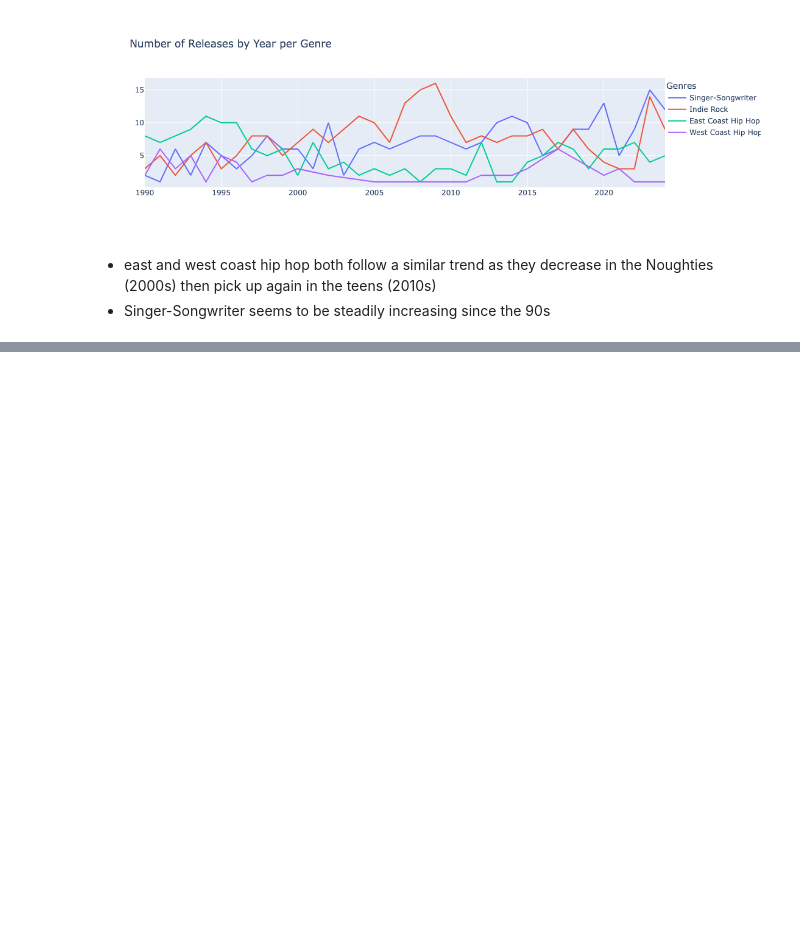
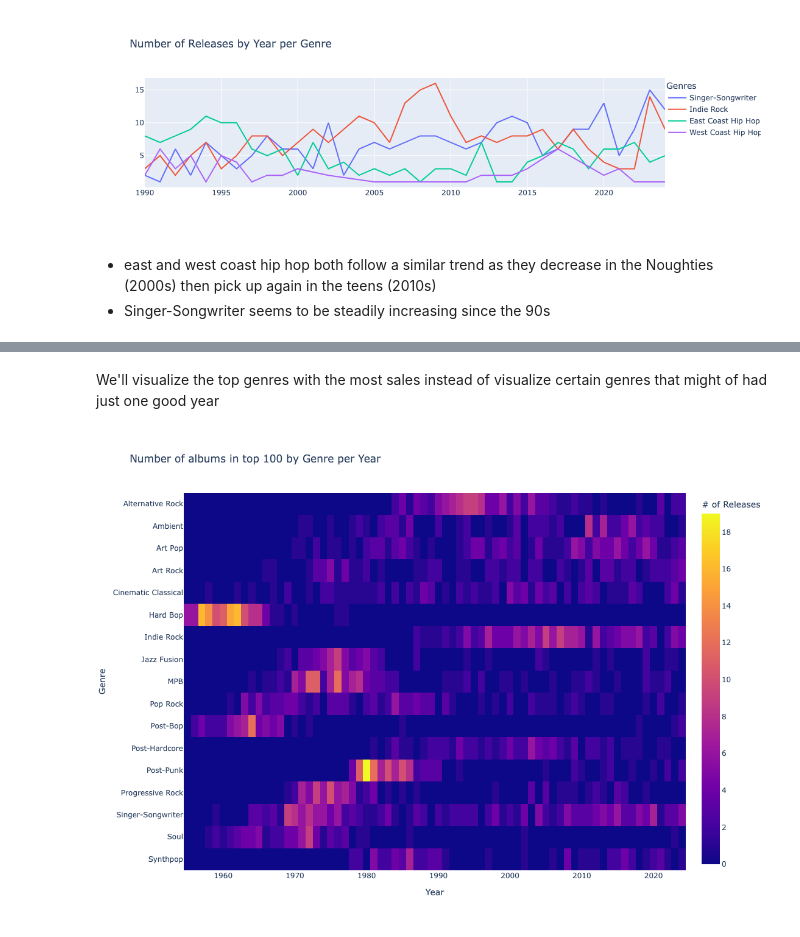
Before and after one commit to rheera/album-of-the-year-analysis, a Jupyter notebook: eda.ipynb, the cells around one changed output, grey strips where cells are left out. Saved outputs shown, nothing was run; the diff lists cells and outputs as text; code cells hidden in the pictures; blank space fills up the shorter version.

```diff
--- a/eda.ipynb
+++ b/eda.ipynb
@@ -265,0 +311,30 @@ compare_genres_releases_by_year("Singer-Songwriter", "Indie Rock", "East Coast H
+# %% [markdown]
+We'll visualize the top genres with the most sales instead of visualize certain genres that might of had just one good year
+# %%
+genres_list = top_genres.head(17).index
+df_top_grp = df[df["primary_genre"].isin(genres_list)]
+df_grp = df_top_grp.groupby(["primary_genre", "list_year"], as_index=False).count()[
+    ["primary_genre", "list_year", "album_name"]
+]
+
+df_pivot = df_grp.pivot(
+    index="primary_genre", columns="list_year", values="album_name"
+)
+# a genre has to have a minimum number of albums make the list in a single year to be shown
+min_albums = 0
+df_pivot = df_pivot.loc[df_pivot[df_pivot > min_albums].any(axis=1)]
+df_pivot = df_pivot.fillna(0)
+
+
+px.imshow(
+    df_pivot,
+    labels=dict(
+        x="Year",
+        y="Genre",
+        color="# of Releases",
+    ),
+    title="Number of albums in top 100 by Genre per Year",
+    height=800,
+)
+# %% [output]
+[figure, added]
```
Also changed, not shown: parts of 10 cells of this notebook, 1 other file.
